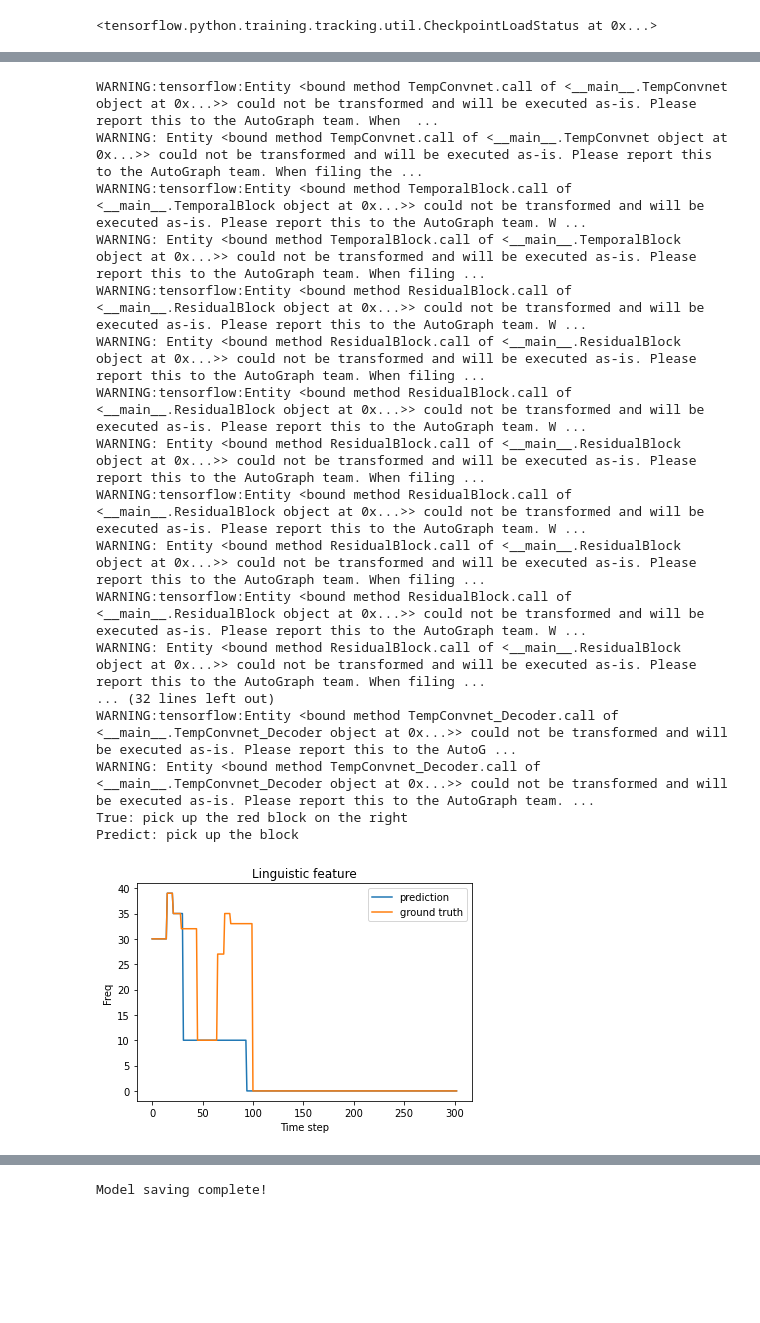
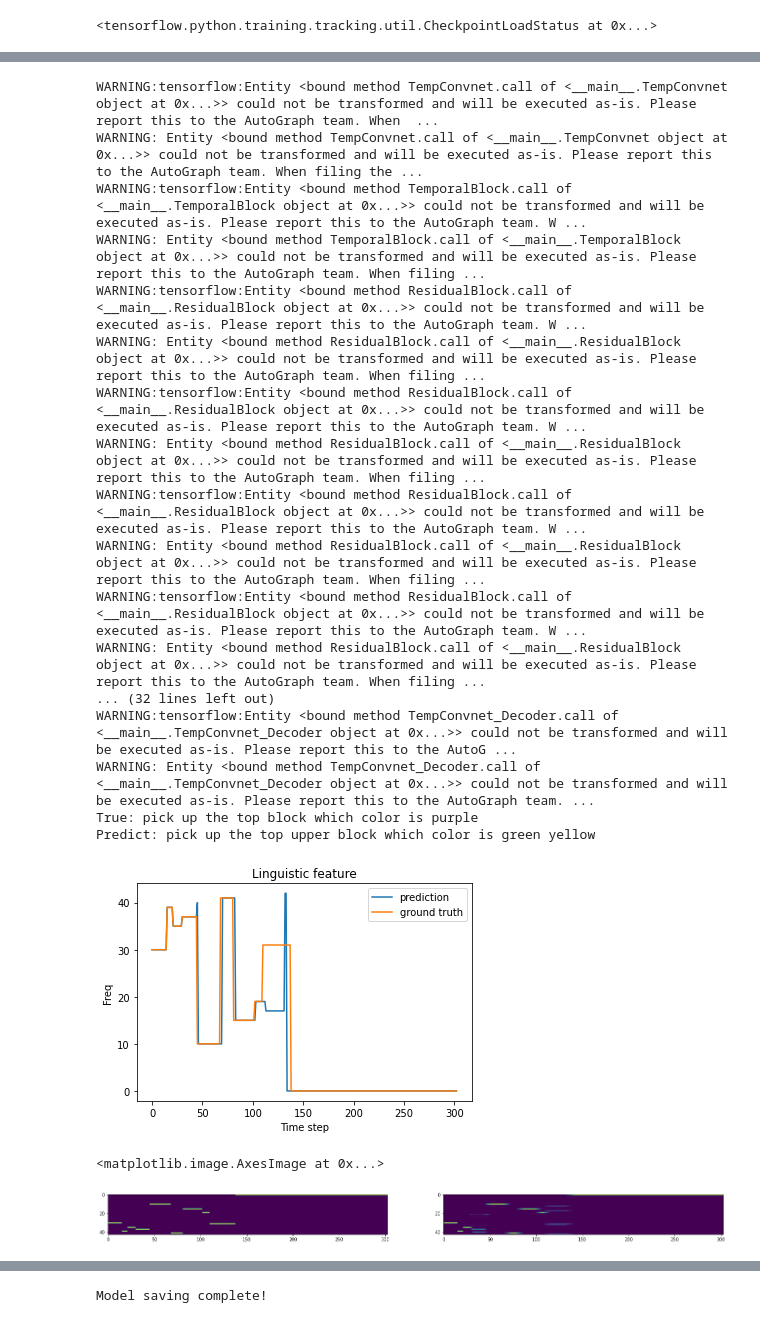
Before and after one commit to awesomericky/Speech2Pickup, a Jupyter notebook: ipynb/SentenceEM_revision.ipynb, the cells around one changed output, grey strips where cells are left out. Saved outputs shown, nothing was run; the diff lists cells and outputs as text; code cells hidden in the pictures; blank space fills up the shorter version.

```diff
--- a/ipynb/SentenceEM_revision.ipynb
+++ b/ipynb/SentenceEM_revision.ipynb
@@ -413,17 +555,18 @@ class CustomCallback(Callback):
 # %%
 # Configure model
 
-train_model_number = 10
-batch_size = 1024; seed = 1; lr = 0.0001; epochs = 50
+train_model_number = 12
+batch_size = 36; seed = 1; lr = 0.0005; epochs = 50
 n_mels = 40
 time_steps = 303
 word_dic_size = 43
 dropout_rate = 0.2
 training_state = True
 input_shapes = (None, n_mels, time_steps)
-encoder_args = {'num_stacks': 3, 'num_channels':[n_mels for i in range(6)], 'kernel_size':3, 'dropout_rate': dropout_rate, 'return_type': 'end'}
-linguistic_decoder_args = {'decoder_type': 'linguistic', 'num_channels': word_dic_size,
-                           'kernel_size': [2, 3], 'padding': 'causal', 'dropout_rate': dropout_rate}
+encoder_args = {'num_stacks': 3, 'num_channels':[n_mels for i in range(6)], 'kernel_size':3,
+                'dropout_rate': dropout_rate, 'activation': 'leaky-relu', 'return_type': 'end'}
+linguistic_decoder_args = {'decoder_type': 'linguistic', 'num_channels': word_dic_size, 'kernel_size': [2, 2],
+                           'padding': 'same', 'dropout_rate': dropout_rate, 'activation': 'leaky-relu'}
 
 with tf.device('/device:GPU:0'):
     sen_em_model = sentenceEM(encoder_args=encoder_args, linguistic_decoder_args=linguistic_decoder_args,
@@ -431,7 +574,7 @@ with tf.device('/device:GPU:0'):
     sen_em_model.build_seperate_graph()
     sen_em_model.build_total_graph()
     sen_em_model.model_compile(lr=lr)
-# sen_em_model.model_visualize()
+sen_em_model.model_visualize()
 # %% [output]
 WARNING:tensorflow:Entity <bound method TempConvnet.call of <__main__.TempConvnet object at 0x...>> could not be transformed and will be executed as-is. Please report this to the AutoGraph team. When  ...
 WARNING: Entity <bound method TempConvnet.call of <__main__.TempConvnet object at 0x...>> could not be transformed and will be executed as-is. Please report this to the AutoGraph team. When filing the ...
@@ -455,13 +598,15 @@ WARNING: Entity <bound method TempConvnet_Decoder.call of <__main__.TempConvnet_
 
 wandb_config = {'batch_size':batch_size,
                 'learning_rate': lr,
-                'loss_weight (linguistic, acoustic)': (loss_weights['linguistic'], loss_weights['acoustic']),
                 'channel_type': 'single',
                 'n_mels': n_mels,
                 'seed': seed,
-                'date': '2020-12-05',
+                'date': '2020-12-06',
                 'train_model_number': train_model_number,
-                'memo': 'init std=0.1, Dropout_rate: 0.2, Activation: elu, Loss function changed, decoder kernel: [2, 3]',
+                'Encoder activation': encoder_args['activation'],
+                'Linguistic decoder activation': linguistic_decoder_args['activation'],
+                'Decoder kernel':  linguistic_decoder_args['kernel_size'],
+                'memo': 'init std=0.1, Dropout_rate: 0.2',
                 'model type': 'modified model(only linguistic)'}
 wandb_run = wandb.init(project='Speech2Pickup', name='sentenceEM', config=wandb_config)
 total_model_file_path = '/content/drive/MyDrive/Speech2Pickup/sentenceEM_model/' + str(train_model_number) + '/total_model/sentenceEM_total_model'
@@ -600,20 +752,20 @@ import librosa.display
 
 relative_data_directory_path = '/content/drive/MyDrive/Speech2Pickup/data_v2.2_single_channel'
 file_name = 'senEM_preprocessed.npz'
-n = 27576
+n_data = 9
 # data = load_single_npz_data(relative_data_directory_path=relative_data_directory_path, file_name=file_name)
-acoustic_train_batch = [data['acoustic'][n]]
-linguistic_train_batch = [data['linguistic'][n]]
+acoustic_train_batch = [data['acoustic'][n_data]]
+linguistic_train_batch = [data['linguistic'][n_data]]
 acoustic_train_batch = np.array(acoustic_train_batch, dtype=np.float32)
 linguistic_train_batch = np.array(linguistic_train_batch, dtype=np.float32)
 
 with tf.device('/device:GPU:0'):
-    l_out = sen_em_model.model(acoustic_train_batch)
+    l_out_full = sen_em_model.model(acoustic_train_batch)
 
-l_out = np.squeeze(kb.eval(l_out))
+l_out_full = np.squeeze(kb.eval(l_out_full))
 l_true = np.squeeze(linguistic_train_batch)
 
-l_out = np.argmax(l_out, axis=0)
+l_out = np.argmax(l_out_full, axis=0)
 l_true = np.argmax(l_true, axis=0)
 
 true_sentence = []
@@ -635,33 +787,40 @@ for i in l_out:
   n += 1
 true_sentence = ' '.join(true_sentence)
 predicted_sentence = ' '.join(predicted_sentence)
 print('True: {}'.format(true_sentence))
 print('Predict: {}'.format(predicted_sentence))
 
 fig, ax = plt.subplots(1)
 ax.plot(l_out, label='prediction')
 ax.plot(l_true, label='ground truth')
 ax.set_title('Linguistic feature')
 ax.set_xlabel('Time step')
 ax.set_ylabel('Freq')
 plt.legend()
 plt.show()
+
+# Draw contour
+fig, ax = plt.subplots(nrows=1, ncols=2, figsize=(25, 10))
+ax[0].imshow(data['linguistic'][n_data])
+ax[1].imshow(l_out_full)
 # %% [output]
 WARNING:tensorflow:Entity <bound method TempConvnet.call of <__main__.TempConvnet object at 0x...>> could not be transformed and will be executed as-is. Please report this to the AutoGraph team. When  ...
 WARNING: Entity <bound method TempConvnet.call of <__main__.TempConvnet object at 0x...>> could not be transformed and will be executed as-is. Please report this to the AutoGraph team. When filing the ...
 WARNING:tensorflow:Entity <bound method TemporalBlock.call of <__main__.TemporalBlock object at 0x...>> could not be transformed and will be executed as-is. Please report this to the AutoGraph team. W ...
 WARNING: Entity <bound method TemporalBlock.call of <__main__.TemporalBlock object at 0x...>> could not be transformed and will be executed as-is. Please report this to the AutoGraph team. When filing ...
 WARNING:tensorflow:Entity <bound method ResidualBlock.call of <__main__.ResidualBlock object at 0x...>> could not be transformed and will be executed as-is. Please report this to the AutoGraph team. W ...
 WARNING: Entity <bound method ResidualBlock.call of <__main__.ResidualBlock object at 0x...>> could not be transformed and will be executed as-is. Please report this to the AutoGraph team. When filing ...
 WARNING:tensorflow:Entity <bound method ResidualBlock.call of <__main__.ResidualBlock object at 0x...>> could not be transformed and will be executed as-is. Please report this to the AutoGraph team. W ...
 WARNING: Entity <bound method ResidualBlock.call of <__main__.ResidualBlock object at 0x...>> could not be transformed and will be executed as-is. Please report this to the AutoGraph team. When filing ...
 WARNING:tensorflow:Entity <bound method ResidualBlock.call of <__main__.ResidualBlock object at 0x...>> could not be transformed and will be executed as-is. Please report this to the AutoGraph team. W ...
 WARNING: Entity <bound method ResidualBlock.call of <__main__.ResidualBlock object at 0x...>> could not be transformed and will be executed as-is. Please report this to the AutoGraph team. When filing ...
 WARNING:tensorflow:Entity <bound method ResidualBlock.call of <__main__.ResidualBlock object at 0x...>> could not be transformed and will be executed as-is. Please report this to the AutoGraph team. W ...
 WARNING: Entity <bound method ResidualBlock.call of <__main__.ResidualBlock object at 0x...>> could not be transformed and will be executed as-is. Please report this to the AutoGraph team. When filing ...
 ... (32 lines left out)
 WARNING:tensorflow:Entity <bound method TempConvnet_Decoder.call of <__main__.TempConvnet_Decoder object at 0x...>> could not be transformed and will be executed as-is. Please report this to the AutoG ...
 WARNING: Entity <bound method TempConvnet_Decoder.call of <__main__.TempConvnet_Decoder object at 0x...>> could not be transformed and will be executed as-is. Please report this to the AutoGraph team. ...
-True: pick up the red block on the right
-Predict: pick up the block
+True: pick up the top block which color is purple
+Predict: pick up the top upper block which color is green yellow
-[figure, old version]
+[figure, new version]
+<matplotlib.image.AxesImage at 0x...>
+[figure, added]
```
Also changed, not shown: parts of 12 cells of this notebook.
